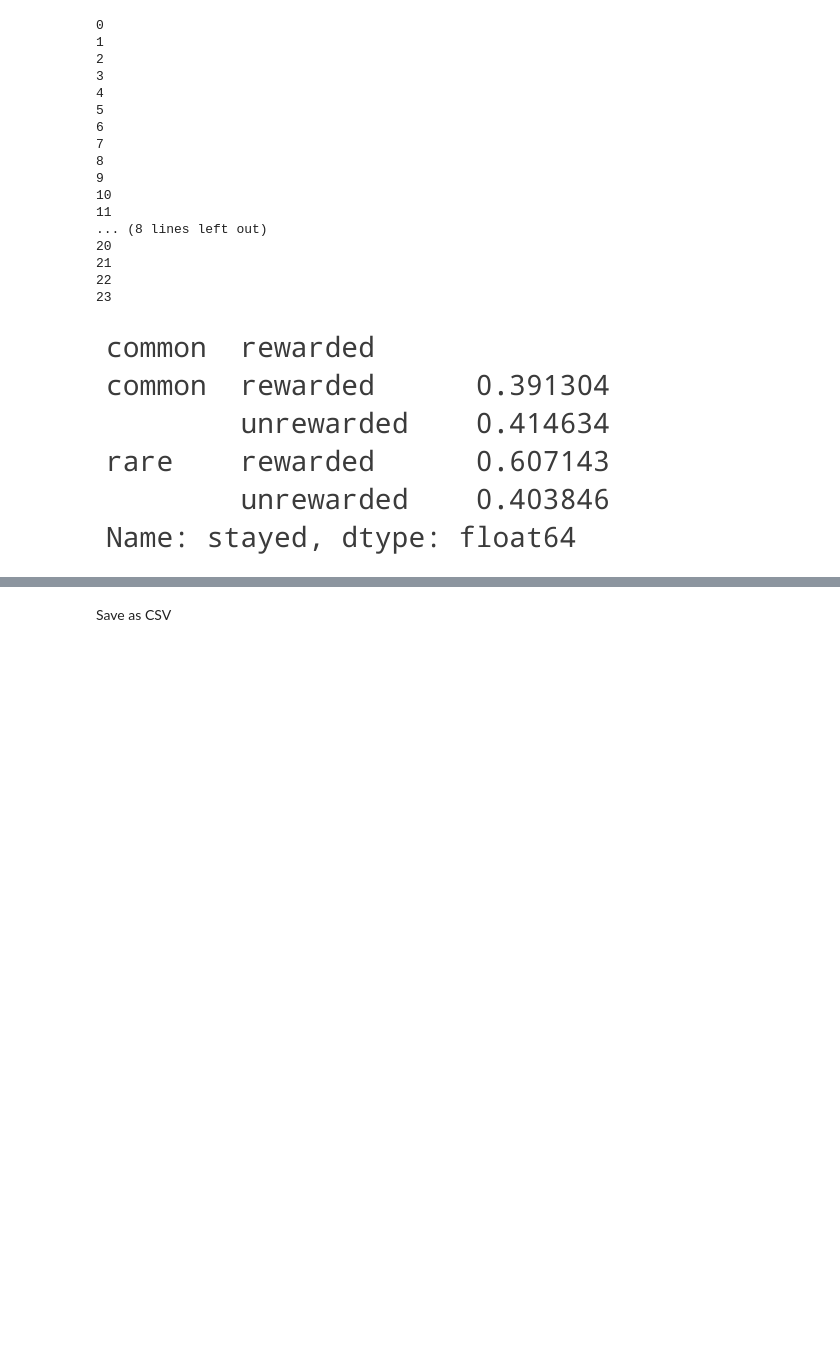
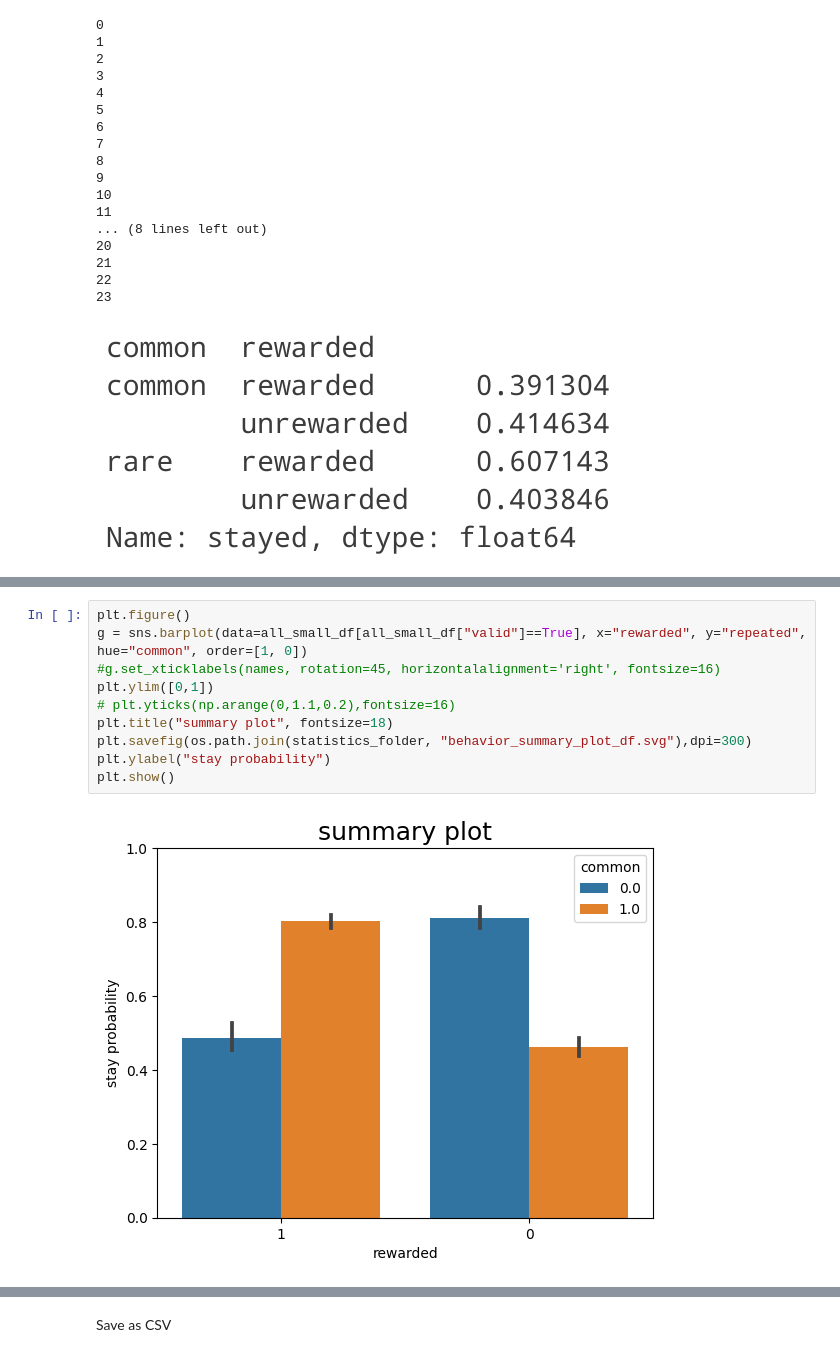
Before and after one commit to SSchwoebel/BayesianTwoStageTaskAnalysis, a Jupyter notebook: FeherDaSilva_magic_carpet_data/1_preprocess_raw_data.ipynb, the cells around one changed output, grey strips where cells are left out. Drawn from its saved outputs; the diff is of its cells as text; blank space fills up the shorter version.

```diff
--- a/FeherDaSilva_magic_carpet_data/1_preprocess_raw_data.ipynb
+++ b/FeherDaSilva_magic_carpet_data/1_preprocess_raw_data.ipynb
@@ -363,4 +378,16 @@ stayed_df
 96 rows × 4 columns
+# %%
+plt.figure()
+g = sns.barplot(data=all_small_df[all_small_df["valid"]==True], x="rewarded", y="repeated", hue="common", order=[1, 0])
+#g.set_xticklabels(names, rotation=45, horizontalalignment='right', fontsize=16)
+plt.ylim([0,1])
+# plt.yticks(np.arange(0,1.1,0.2),fontsize=16)
+plt.title("summary plot", fontsize=18)
+plt.savefig(os.path.join(statistics_folder, "behavior_summary_plot_df.svg"),dpi=300)
+plt.ylabel("stay probability")
+plt.show()
+# %% [output]
+[figure, added]
 # %%
 plt.figure()
 g = sns.barplot(data=stayed_df, x="rewarded", y="stayed", hue="common", order=["rewarded", "unrewarded"])
```
Also changed, not shown: parts of 5 cells of this notebook, 4 other files.
